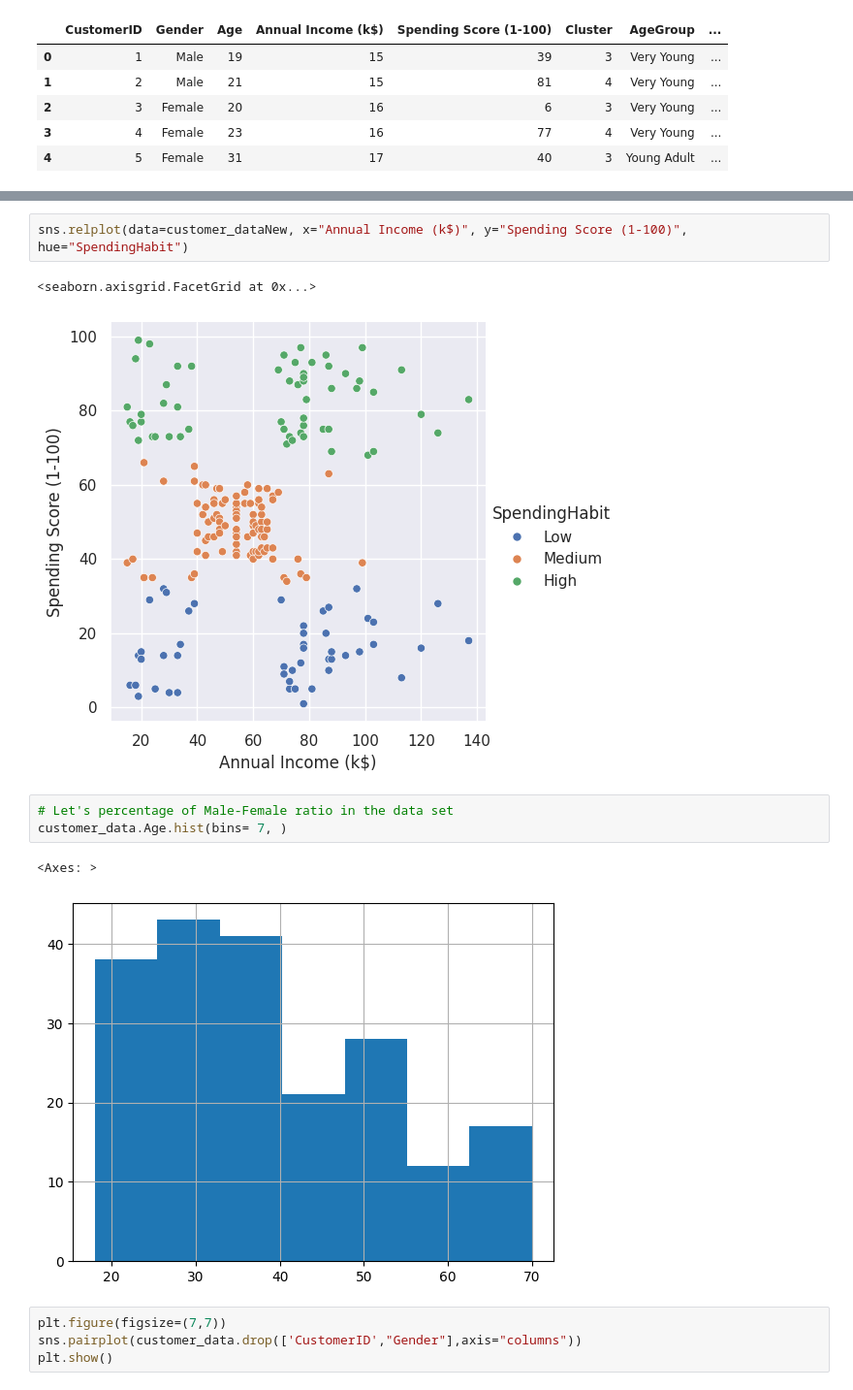
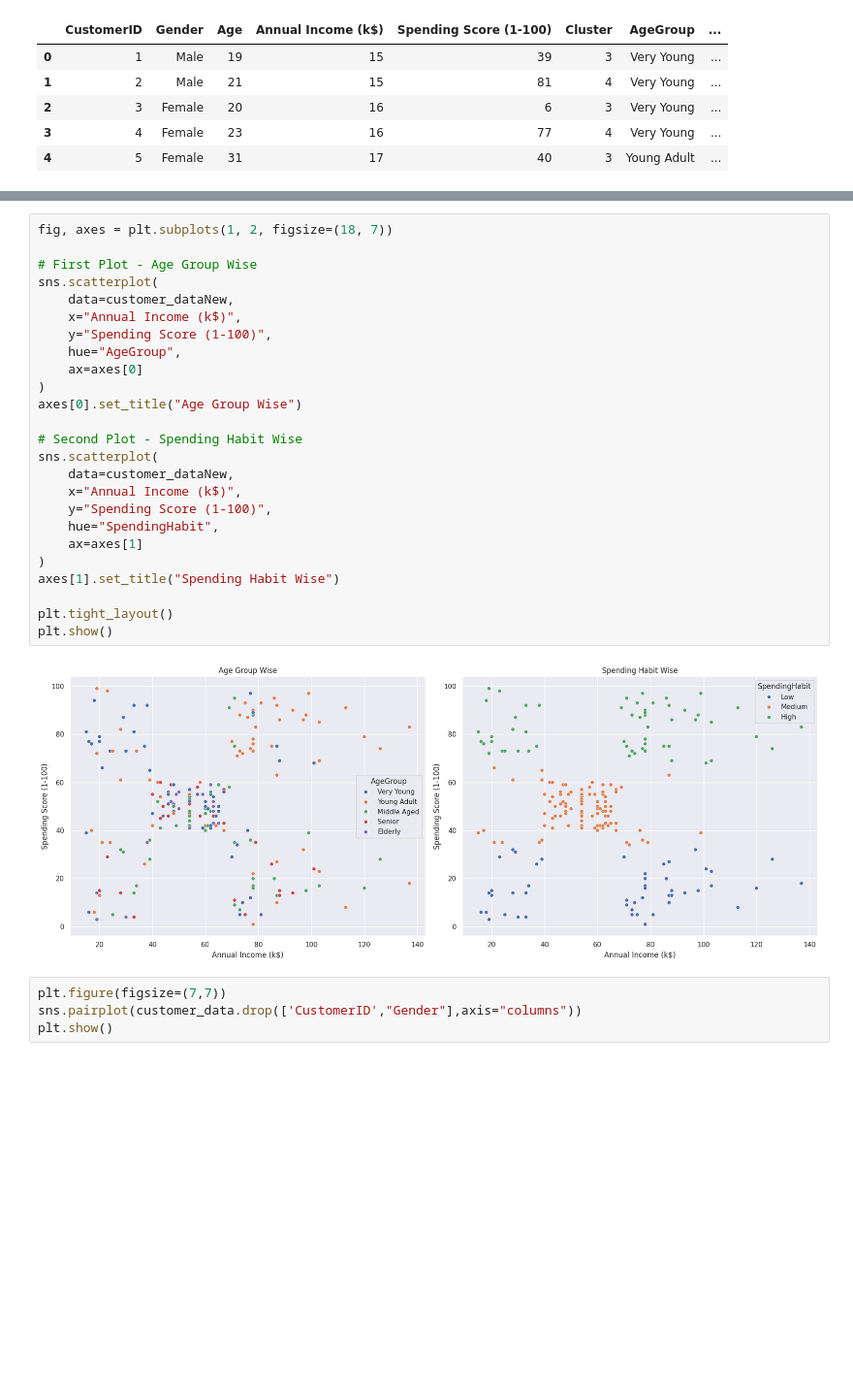
Before and after one commit to pb319/Segment-Stream, a Jupyter notebook: CustSegment.ipynb, the cells around one changed output, grey strips where cells are left out. Shown at 97% size. Cells and saved outputs as stored; diff of their text form; blank space fills up the shorter version.

```diff
--- a/CustSegment.ipynb
+++ b/CustSegment.ipynb
@@ -142,14 +137,30 @@ sns.relplot(data=customer_dataNew, x="Annual Income (k$)", y="Spending Score (1-
-# %%
-sns.relplot(data=customer_dataNew, x="Annual Income (k$)", y="Spending Score (1-100)", hue="SpendingHabit")
-# %% [output]
-<seaborn.axisgrid.FacetGrid at 0x...>
-[figure, removed]
-# %%
-# Let's percentage of Male-Female ratio in the data set
-customer_data.Age.hist(bins= 7, )
-# %% [output]
-<Axes: >
-[figure, removed]
+# %%
+fig, axes = plt.subplots(1, 2, figsize=(18, 7))
+
+# First Plot - Age Group Wise
+sns.scatterplot(
+    data=customer_dataNew,
+    x="Annual Income (k$)",
+    y="Spending Score (1-100)",
+    hue="AgeGroup",
+    ax=axes[0]
+)
+axes[0].set_title("Age Group Wise")
+
+# Second Plot - Spending Habit Wise
+sns.scatterplot(
+    data=customer_dataNew,
+    x="Annual Income (k$)",
+    y="Spending Score (1-100)",
+    hue="SpendingHabit",
+    ax=axes[1]
+)
+axes[1].set_title("Spending Habit Wise")
+
+plt.tight_layout()
+plt.show()
+# %% [output]
+[figure, added]
 # %%
 plt.figure(figsize=(7,7))
 sns.pairplot(customer_data.drop(['CustomerID',"Gender"],axis="columns"))
```
Also changed, not shown: parts of 5 cells of this notebook.
